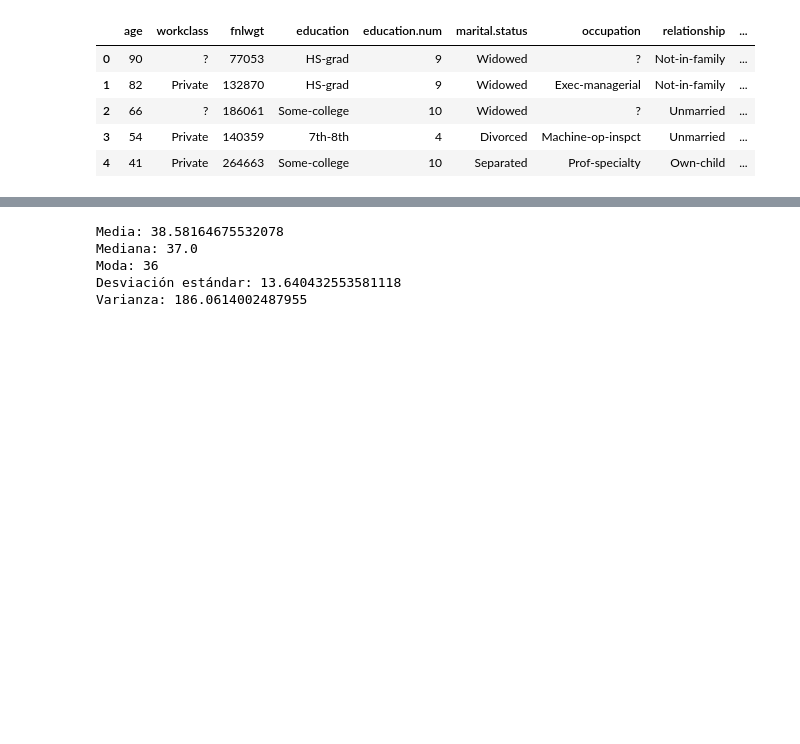
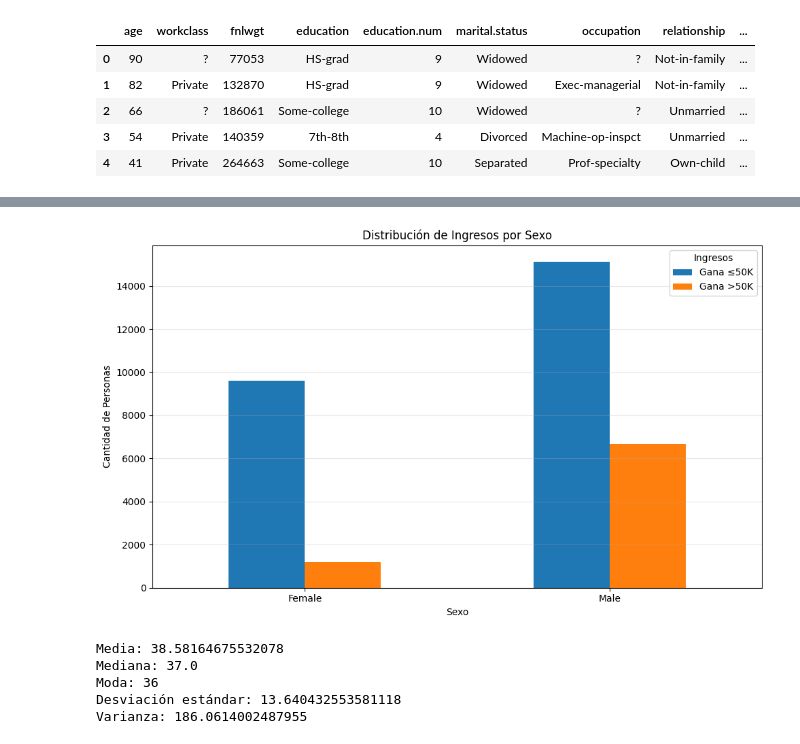
Before and after one commit to pablop11/CE_IABD, a Jupyter notebook: SAA/UNIDAD3/EjDatos/EstudioDatos_02.ipynb, the cells around one changed output, grey strips where cells are left out. Drawn from its saved outputs; the diff is of its cells as text; code cells hidden in the pictures; blank space fills up the shorter version.

```diff
--- a/SAA/UNIDAD3/EjDatos/EstudioDatos_02.ipynb
+++ b/SAA/UNIDAD3/EjDatos/EstudioDatos_02.ipynb
@@ -166,3 +167,26 @@ Varianza: 186.0614002487955
+# %%
+gana_mas_de_50K = []
+for index,row in df_adult.iterrows():
+    if row['income'] == ">50K":
+        gana_mas_de_50K .append(True)
+    else:
+        gana_mas_de_50K .append(False)
+df_adult['gana_mas_de_50k'] = gana_mas_de_50K
+df_adult.head(10)
+
+conteo = df_adult.groupby(['sex', 'gana_mas_de_50k']).size().unstack(fill_value=0)
+
+conteo.plot(kind='bar', figsize=(10, 6))
+plt.title('Distribución de Ingresos por Sexo')
+plt.xlabel('Sexo')
+plt.ylabel('Cantidad de Personas')
+plt.legend(['Gana ≤50K', 'Gana >50K'], title='Ingresos')
+plt.xticks(rotation=0)
+plt.grid(axis='y', alpha=0.3)
+plt.tight_layout()
+plt.show()
+# %% [output]
+[figure, added]
 # %%
 '''2. Clasificación y selección de variables
 
```
Also changed, not shown: parts of 4 cells of this notebook.
